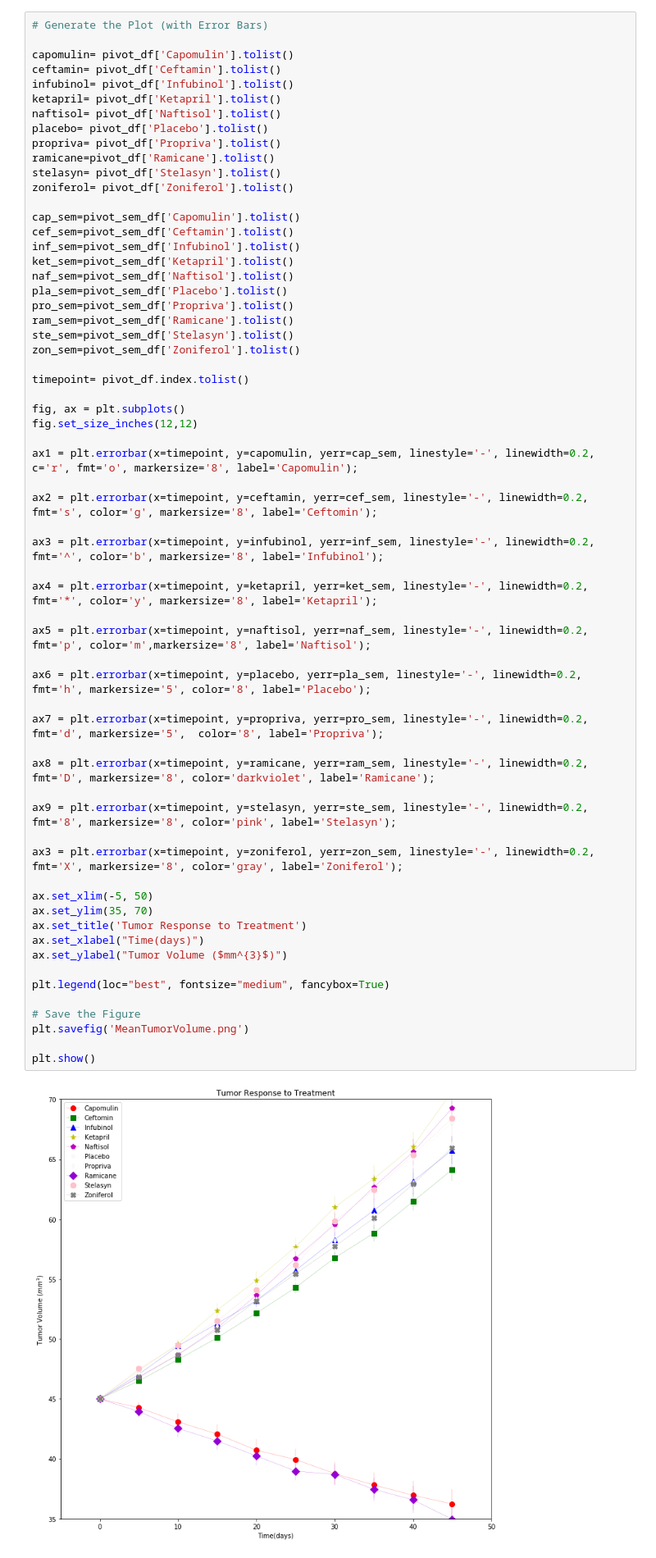
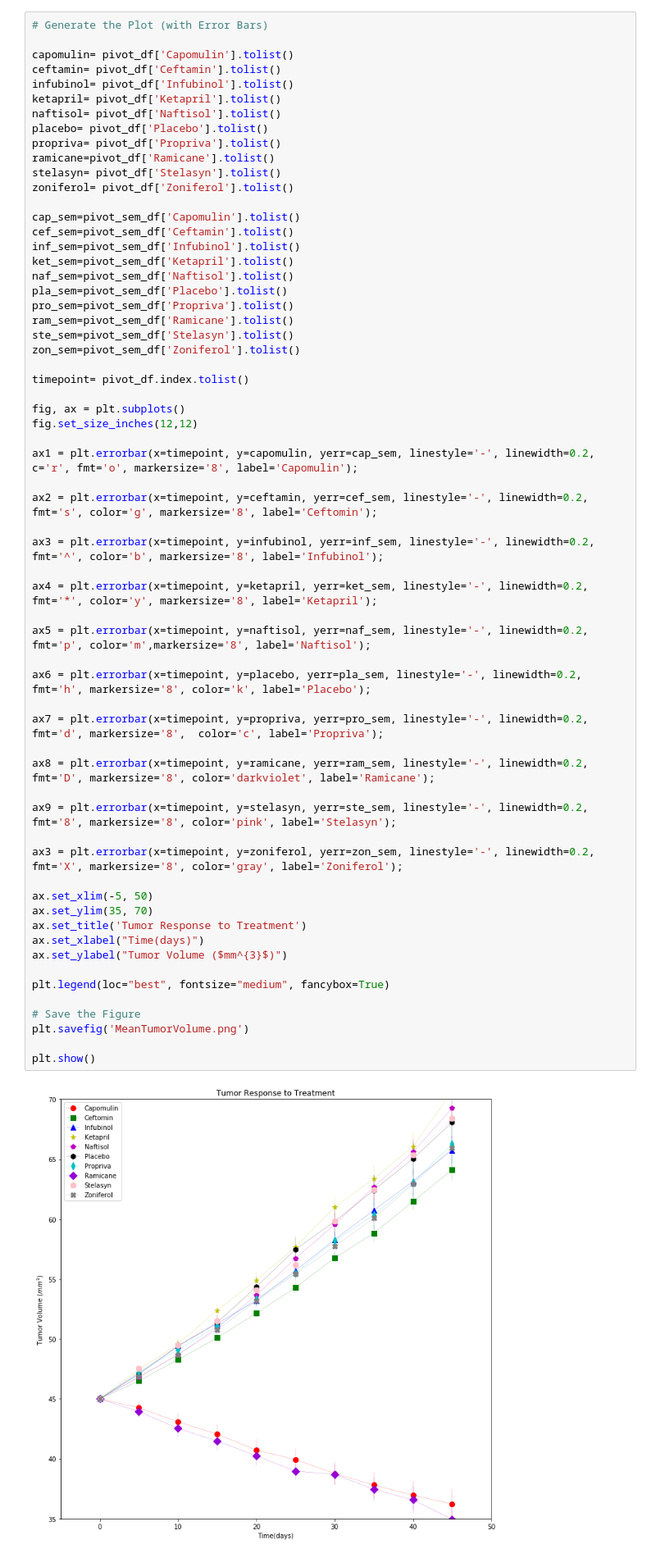
Before and after one commit to loobiner/Pymeceuticals, a Jupyter notebook: Pymaceuticals/main.ipynb, the cells around one changed output. Shown at 82% size. Cells and saved outputs as stored; diff of their text form.

```diff
--- a/Pymaceuticals/main.ipynb
+++ b/Pymaceuticals/main.ipynb
@@ -123,36 +123,36 @@ ax1 = plt.errorbar(x=timepoint, y=capomulin, yerr=cap_sem, linestyle='-', linewi
 
 ax2 = plt.errorbar(x=timepoint, y=ceftamin, yerr=cef_sem, linestyle='-', linewidth=0.2, fmt='s', color='g', markersize='8', label='Ceftomin');
 
 ax3 = plt.errorbar(x=timepoint, y=infubinol, yerr=inf_sem, linestyle='-', linewidth=0.2, fmt='^', color='b', markersize='8', label='Infubinol');
 
 ax4 = plt.errorbar(x=timepoint, y=ketapril, yerr=ket_sem, linestyle='-', linewidth=0.2, fmt='*', color='y', markersize='8', label='Ketapril');
 
 ax5 = plt.errorbar(x=timepoint, y=naftisol, yerr=naf_sem, linestyle='-', linewidth=0.2, fmt='p', color='m',markersize='8', label='Naftisol');
 
-ax6 = plt.errorbar(x=timepoint, y=placebo, yerr=pla_sem, linestyle='-', linewidth=0.2, fmt='h', markersize='5', color='8', label='Placebo');
+ax6 = plt.errorbar(x=timepoint, y=placebo, yerr=pla_sem, linestyle='-', linewidth=0.2, fmt='h', markersize='8', color='k', label='Placebo');
 
-ax7 = plt.errorbar(x=timepoint, y=propriva, yerr=pro_sem, linestyle='-', linewidth=0.2, fmt='d', markersize='5',  color='8', label='Propriva');
+ax7 = plt.errorbar(x=timepoint, y=propriva, yerr=pro_sem, linestyle='-', linewidth=0.2, fmt='d', markersize='8',  color='c', label='Propriva');
 
 ax8 = plt.errorbar(x=timepoint, y=ramicane, yerr=ram_sem, linestyle='-', linewidth=0.2, fmt='D', markersize='8', color='darkviolet', label='Ramicane');
 
 ax9 = plt.errorbar(x=timepoint, y=stelasyn, yerr=ste_sem, linestyle='-', linewidth=0.2, fmt='8', markersize='8', color='pink', label='Stelasyn');
 
 ax3 = plt.errorbar(x=timepoint, y=zoniferol, yerr=zon_sem, linestyle='-', linewidth=0.2, fmt='X', markersize='8', color='gray', label='Zoniferol');
 
 ax.set_xlim(-5, 50)
 ax.set_ylim(35, 70)
 ax.set_title('Tumor Response to Treatment')
 ax.set_xlabel("Time(days)")
 ax.set_ylabel("Tumor Volume ($mm^{3}$)")
 
 plt.legend(loc="best", fontsize="medium", fancybox=True)
 
 # Save the Figure
 plt.savefig('MeanTumorVolume.png')
 
 plt.show()
 # %% [output]
-[figure, old version]
+[figure, new version]
 # %%
 # Store the Mean Met. Site Data Grouped by Drug and Timepoint
 time_site_drug = mouse_drug_data_df.drop(columns=['Mouse ID', 'Tumor Volume (mm3)'])
```
Also changed, not shown: parts of 1 cell of this notebook, 1 other file.
